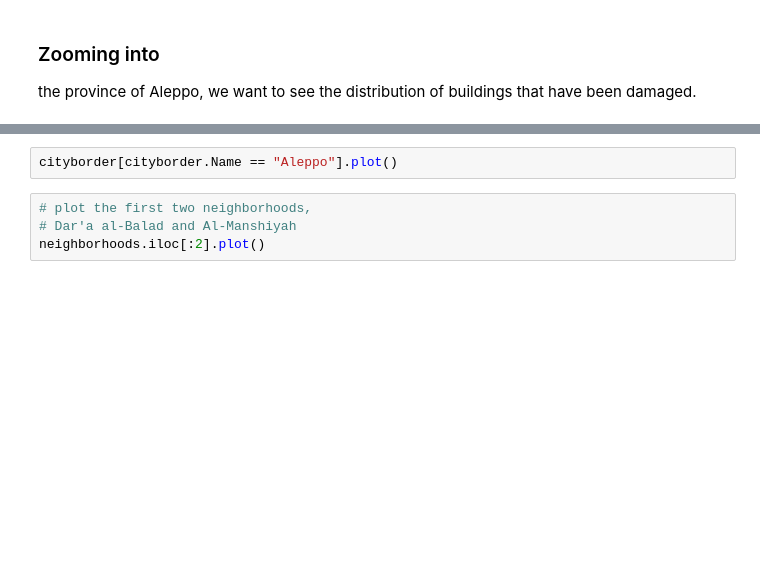
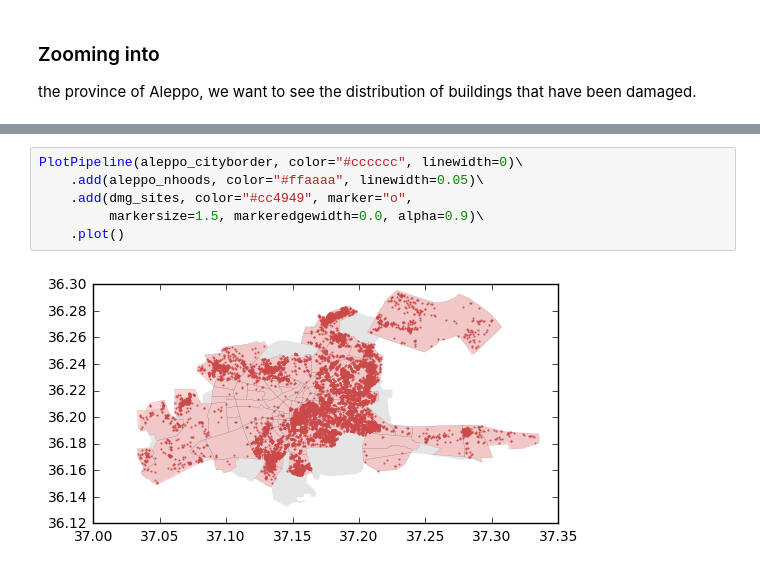
Before and after one commit to cosmicBboy/syria-project, a Jupyter notebook: eda/01-exploration.ipynb, the cells around one changed output, grey strips where cells are left out. Cells and saved outputs as stored; diff of their text form; blank space fills up the shorter version.

Commit message:
upload first round of exploration

```diff
--- a/eda/01-exploration.ipynb
+++ b/eda/01-exploration.ipynb
@@ -76,6 +126,8 @@ neighborhoods.head()
-# %%
-cityborder[cityborder.Name == "Aleppo"].plot()
-# %%
-# plot the first two neighborhoods,
-# Dar'a al-Balad and Al-Manshiyah
-neighborhoods.iloc[:2].plot()
+# %%
+PlotPipeline(aleppo_cityborder, color="#cccccc", linewidth=0)\
+    .add(aleppo_nhoods, color="#ffaaaa", linewidth=0.05)\
+    .add(dmg_sites, color="#cc4949", marker="o",
+         markersize=1.5, markeredgewidth=0.0, alpha=0.9)\
+    .plot()
+# %% [output]
+[figure, added]
```
Also changed, not shown: parts of 25 cells of this notebook, 7 other files.
